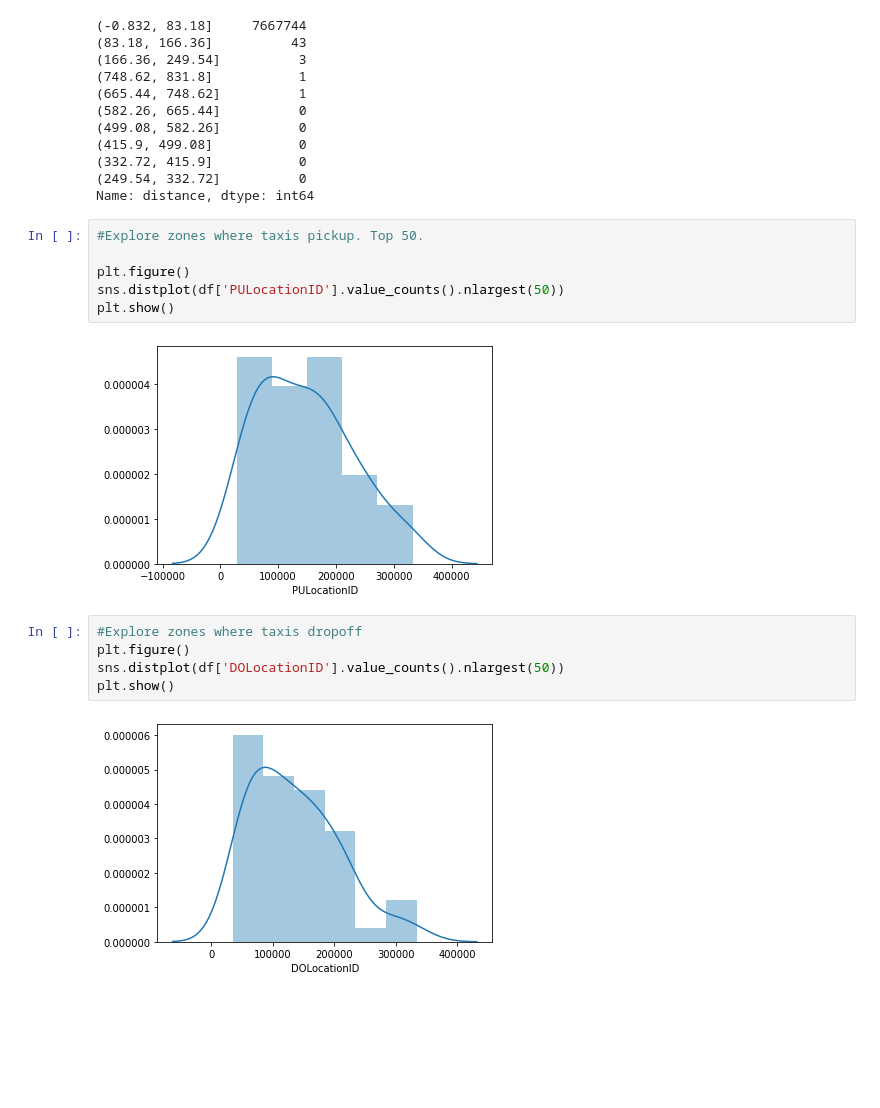
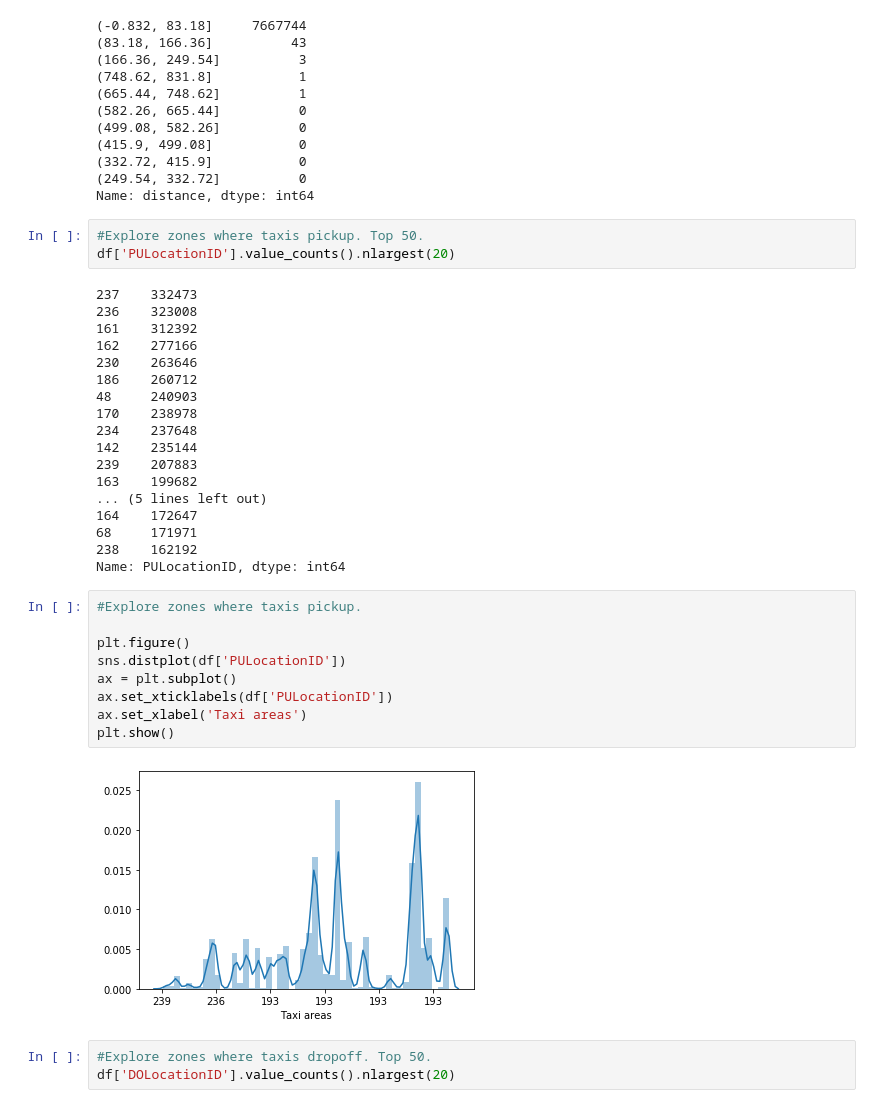
Before and after one commit to patricrp/NYC-taxi, a Jupyter notebook: NYC-taxi-DataWrangling.ipynb, the cells around one changed output. Drawn from its saved outputs; the diff is of its cells as text; blank space fills up the shorter version.

Commit message:
Plotting differences between pickup and dropoff zones

```diff
--- a/NYC-taxi-DataWrangling.ipynb
+++ b/NYC-taxi-DataWrangling.ipynb
@@ -171,16 +171,36 @@ df['distance'].value_counts()
 Name: distance, dtype: int64
 # %%
 #Explore zones where taxis pickup. Top 50.
-
-plt.figure()
-sns.distplot(df['PULocationID'].value_counts().nlargest(50))
-plt.show()
+df['PULocationID'].value_counts().nlargest(20)
 # %% [output]
-[figure, removed]
+237    332473
+236    323008
+161    312392
+162    277166
+230    263646
+186    260712
+48     240903
+170    238978
+234    237648
+142    235144
+239    207883
+163    199682
+... (5 lines left out)
+164    172647
+68     171971
+238    162192
+Name: PULocationID, dtype: int64
+# %%
+#Explore zones where taxis pickup.
+
+plt.figure()
+sns.distplot(df['PULocationID'])
+ax = plt.subplot()
+ax.set_xticklabels(df['PULocationID'])
+ax.set_xlabel('Taxi areas')
+plt.show()
+# %% [output]
+[figure, added]
 # %%
-#Explore zones where taxis dropoff
-plt.figure()
-sns.distplot(df['DOLocationID'].value_counts().nlargest(50))
-plt.show()
+#Explore zones where taxis dropoff. Top 50.
+df['DOLocationID'].value_counts().nlargest(20)
-# %% [output]
-[figure, removed]
```
Also changed, not shown: parts of 1 cell of this notebook.
